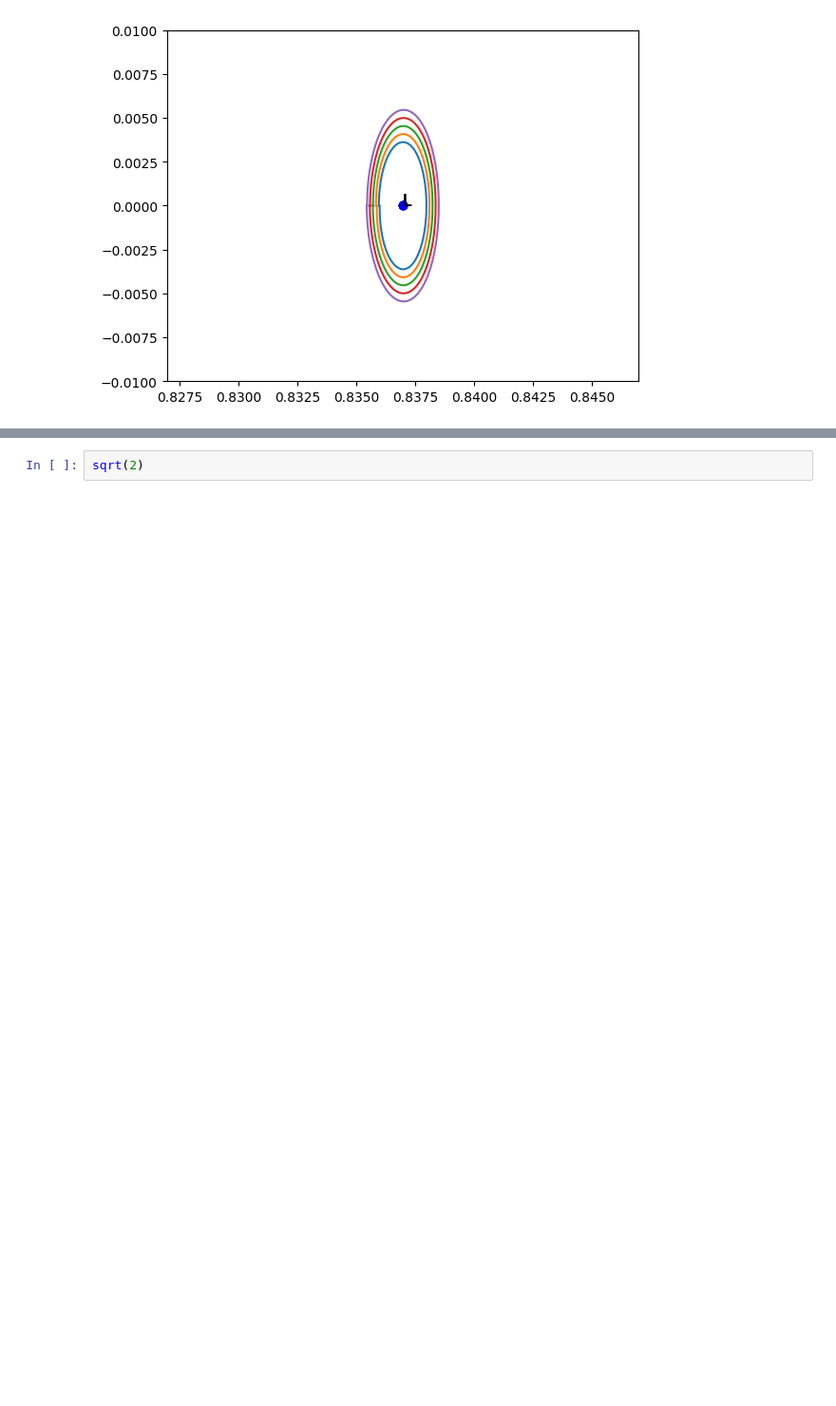
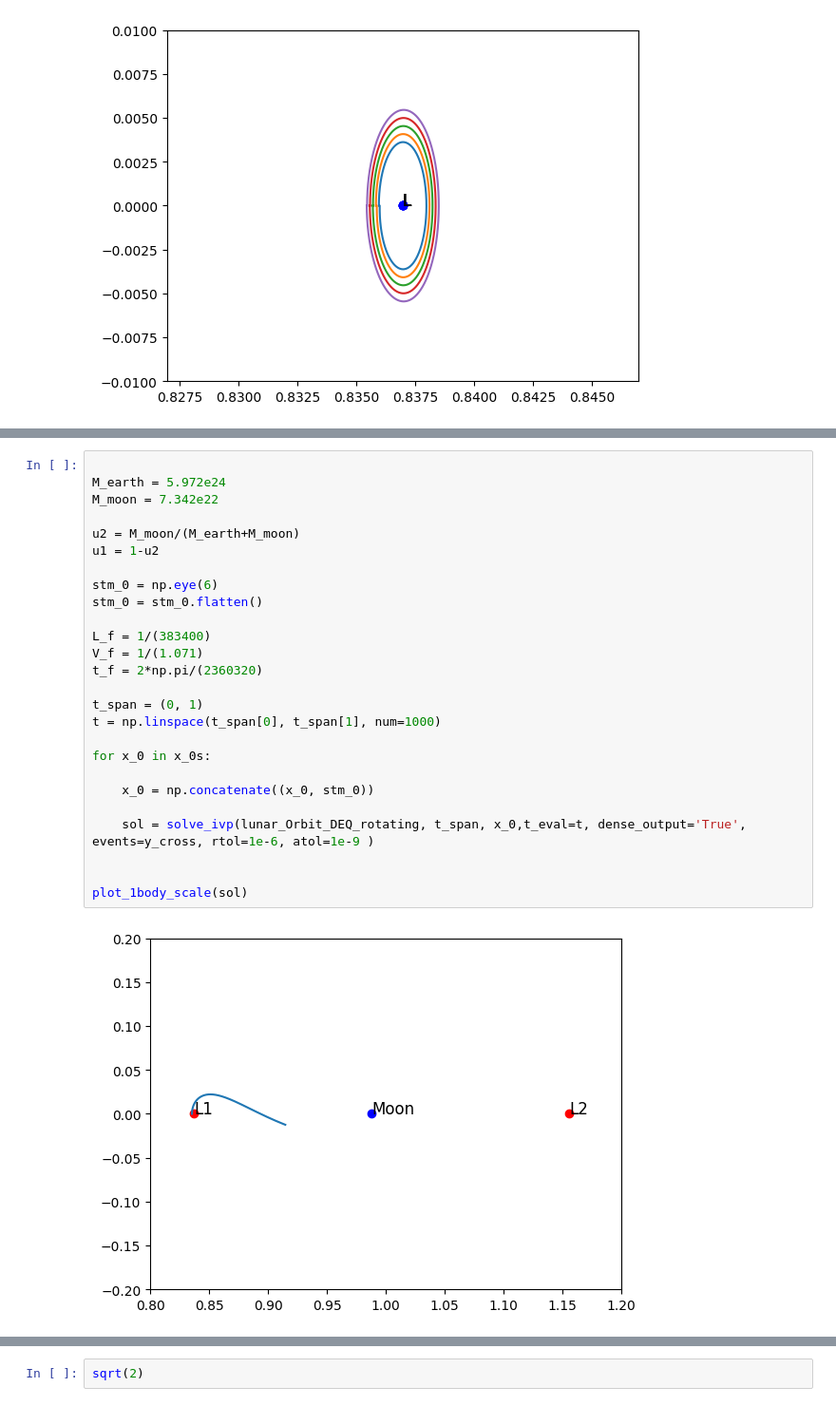
Before and after one commit to Jarrod-Brandt/Motion-Primitive-Orbit-Stitching, a Jupyter notebook: Motion Primitive Orbit Stitching.ipynb, the cells around one changed output, grey strips where cells are left out. Shown at 95% size. Drawn from its saved outputs; the diff is of its cells as text; blank space fills up the shorter version.

```diff
--- a/Motion Primitive Orbit Stitching.ipynb
+++ b/Motion Primitive Orbit Stitching.ipynb
@@ -767,0 +851,28 @@ Solution for xe =  0.011249999999998872  Not Found
+# %%
+
+M_earth = 5.972e24
+M_moon = 7.342e22
+
+u2 = M_moon/(M_earth+M_moon)
+u1 = 1-u2
+
+stm_0 = np.eye(6)
+stm_0 = stm_0.flatten()
+
+L_f = 1/(383400)
+V_f = 1/(1.071)
+t_f = 2*np.pi/(2360320)
+
+t_span = (0, 1)
+t = np.linspace(t_span[0], t_span[1], num=1000)
+
+for x_0 in x_0s:
+
+    x_0 = np.concatenate((x_0, stm_0))
+
+    sol = solve_ivp(lunar_Orbit_DEQ_rotating, t_span, x_0,t_eval=t, dense_output='True', events=y_cross, rtol=1e-6, atol=1e-9 )
+
+
+plot_1body_scale(sol)
+# %% [output]
+[figure, added]
```
Also changed, not shown: parts of 34 cells of this notebook.
